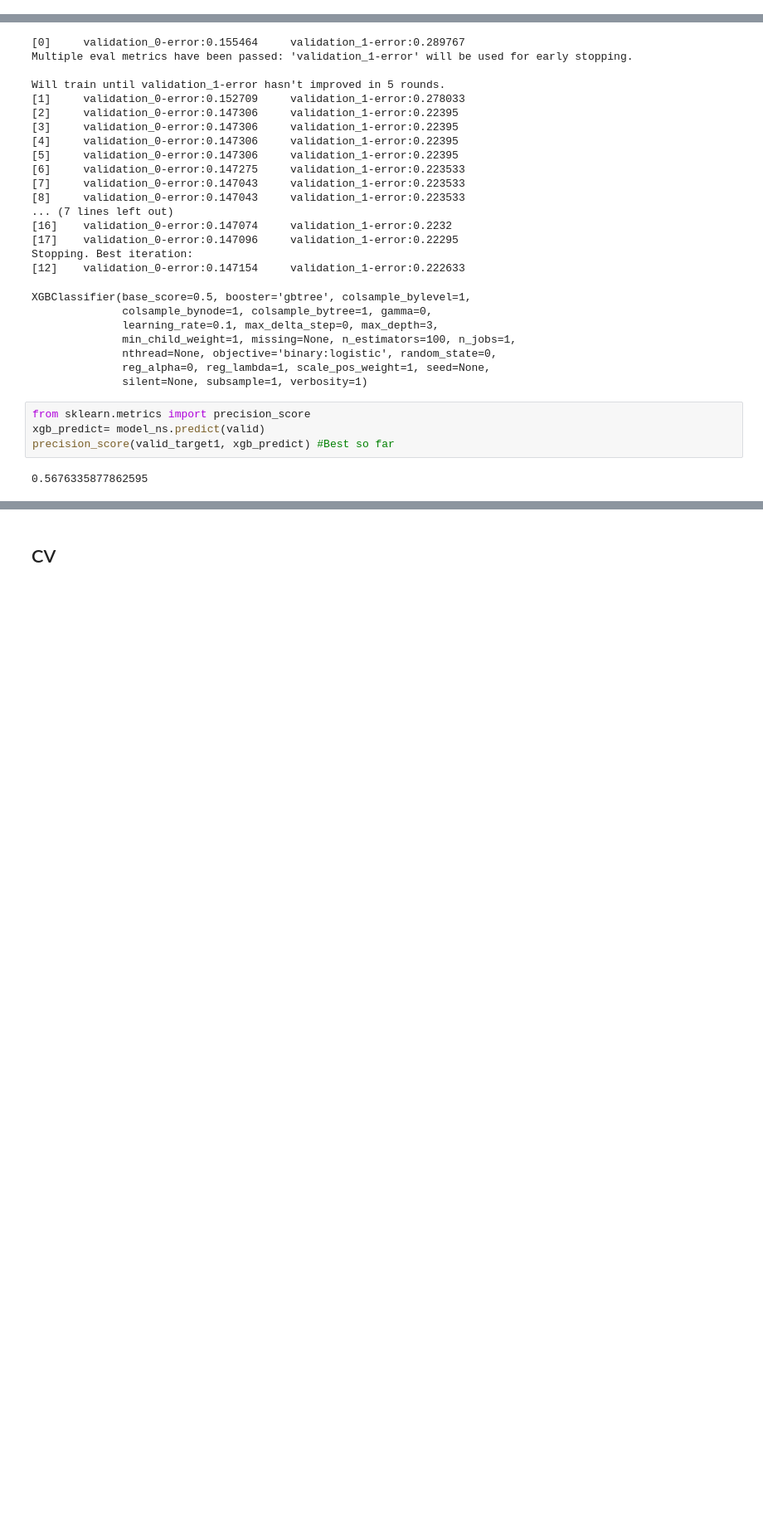
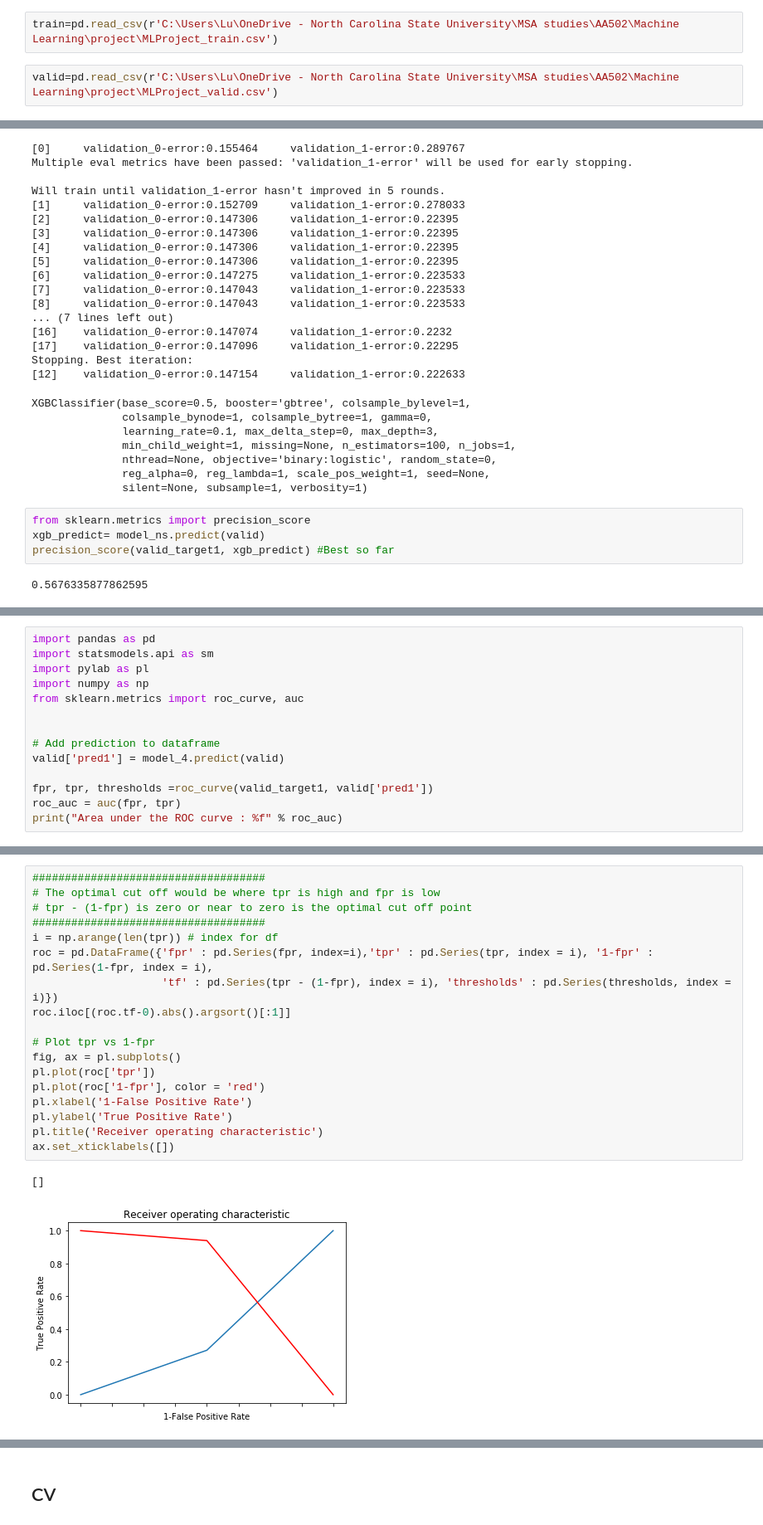
Before and after one commit to luwu29/IAA_profiles, a Jupyter notebook: ML_project-Copy1.ipynb, the cells around one changed output, grey strips where cells are left out. Shown at 83% size. Cells and saved outputs as stored; diff of their text form; blank space fills up the shorter version.

```diff
--- a/ML_project-Copy1.ipynb
+++ b/ML_project-Copy1.ipynb
@@ -12 +8,5 @@ valid=pd.read_csv('MLProject_valid.csv')
+# %%
+train=pd.read_csv(r'C:\Users\Lu\OneDrive - North Carolina State University\MSA studies\AA502\Machine Learning\project\MLProject_train.csv')
+# %%
+valid=pd.read_csv(r'C:\Users\Lu\OneDrive - North Carolina State University\MSA studies\AA502\Machine Learning\project\MLProject_valid.csv')
 # %%
@@ -538,0 +923,14 @@ precision_score(valid_target1, xgb_predict) #Best so far
+# %%
+import pandas as pd
+import statsmodels.api as sm
+import pylab as pl
+import numpy as np
+from sklearn.metrics import roc_curve, auc
+
+
+# Add prediction to dataframe
+valid['pred1'] = model_4.predict(valid)
+
+fpr, tpr, thresholds =roc_curve(valid_target1, valid['pred1'])
+roc_auc = auc(fpr, tpr)
+print("Area under the ROC curve : %f" % roc_auc)
@@ -538,0 +969,21 @@ precision_score(valid_target1, xgb_predict) #Best so far
+# %%
+####################################
+# The optimal cut off would be where tpr is high and fpr is low
+# tpr - (1-fpr) is zero or near to zero is the optimal cut off point
+####################################
+i = np.arange(len(tpr)) # index for df
+roc = pd.DataFrame({'fpr' : pd.Series(fpr, index=i),'tpr' : pd.Series(tpr, index = i), '1-fpr' : pd.Series(1-fpr, index = i),
+                    'tf' : pd.Series(tpr - (1-fpr), index = i), 'thresholds' : pd.Series(thresholds, index = i)})
+roc.iloc[(roc.tf-0).abs().argsort()[:1]]
+
+# Plot tpr vs 1-fpr
+fig, ax = pl.subplots()
+pl.plot(roc['tpr'])
+pl.plot(roc['1-fpr'], color = 'red')
+pl.xlabel('1-False Positive Rate')
+pl.ylabel('True Positive Rate')
+pl.title('Receiver operating characteristic')
+ax.set_xticklabels([])
+# %% [output]
+[]
+[figure, added]
```
Also changed, not shown: parts of 67 cells of this notebook.
